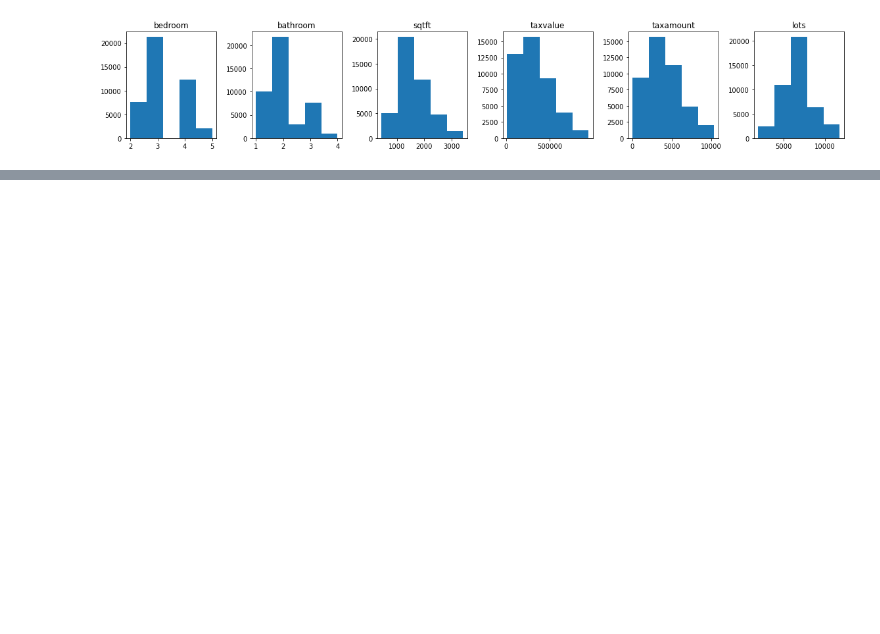
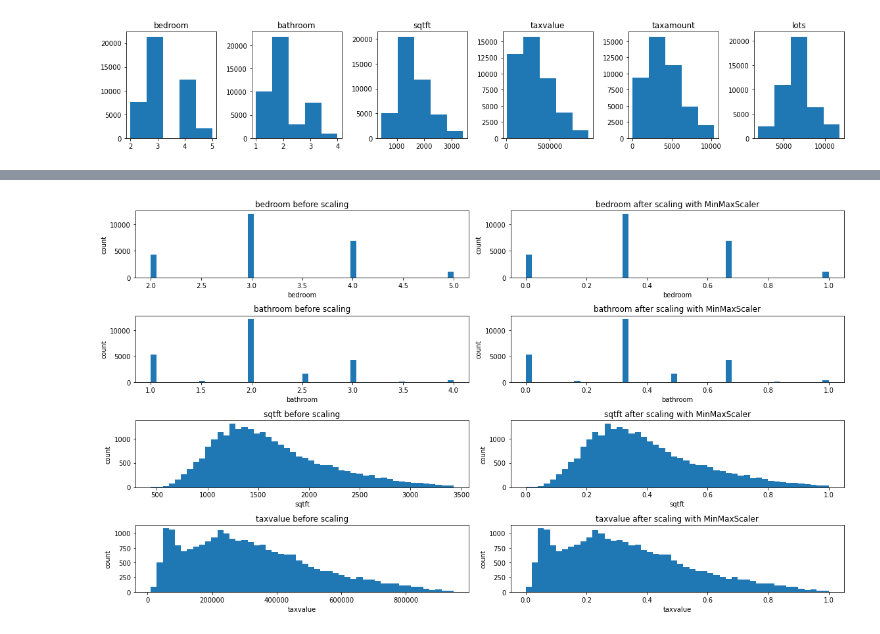
Before and after one commit to QinzhiChen/regression-exercises, a Jupyter notebook: scaling.ipynb, the cells around one changed output, grey strips where cells are left out. Saved outputs shown, nothing was run; the diff lists cells and outputs as text; code cells hidden in the pictures; blank space fills up the shorter version.

```diff
--- a/scaling.ipynb
+++ b/scaling.ipynb
@@ -58,0 +101,15 @@ zillow_train_scaled.inverse_transform
+# %%
+def visualize_scaler(scaler, df, cols, bins):
+    fig, axs = plt.subplots(len(cols), 2, figsize=(16,9))
+    df_scaled = df.copy()
+    df_scaled[cols] = scaler.fit_transform(df[cols])
+    for (ax1, ax2), col in zip(axs, cols):
+        ax1.hist(df[col], bins=bins)
+        ax1.set(title=f'{col} before scaling', xlabel=col, ylabel='count')
+        ax2.hist(df_scaled[col], bins=bins)
+        ax2.set(title=f'{col} after scaling with {scaler.__class__.__name__}', xlabel=col, ylabel='count')
+    plt.tight_layout()
+# %%
+visualize_scaler(MinMaxScaler(),zillow_train,cols,50)
+# %% [output]
+[figure, added]
```
Also changed, not shown: parts of 15 cells of this notebook, 3 other files.
